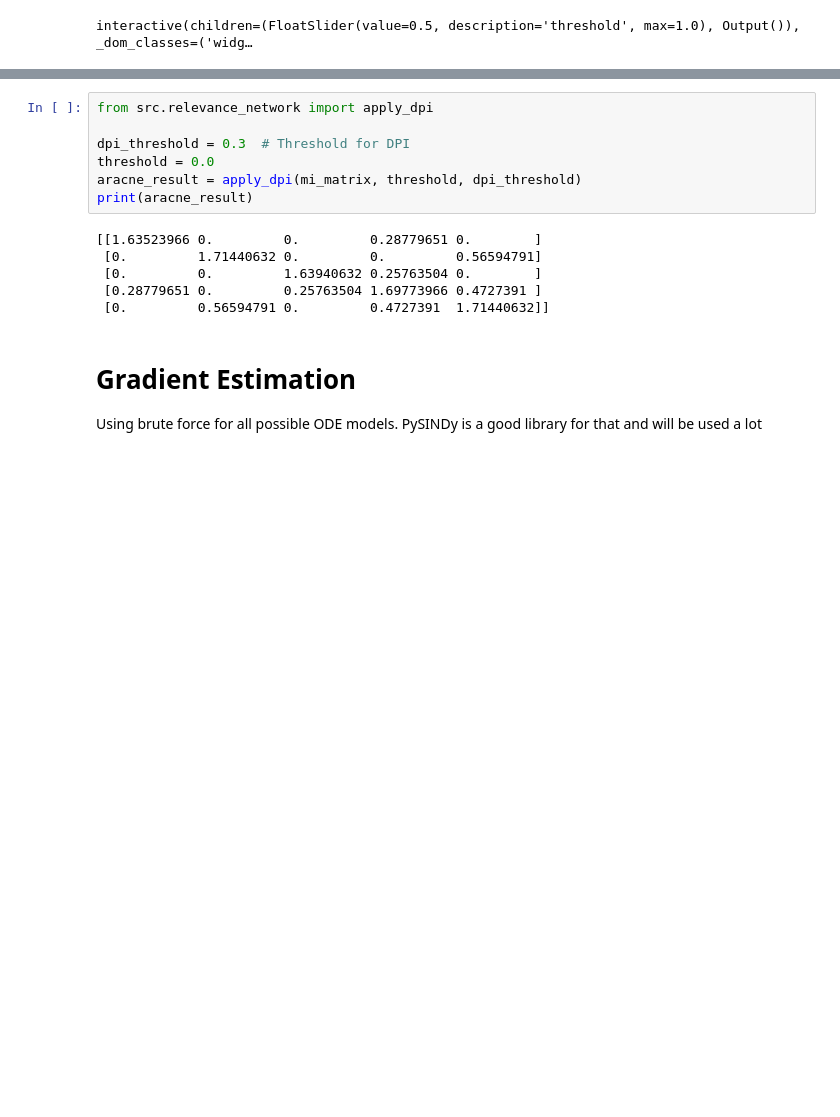
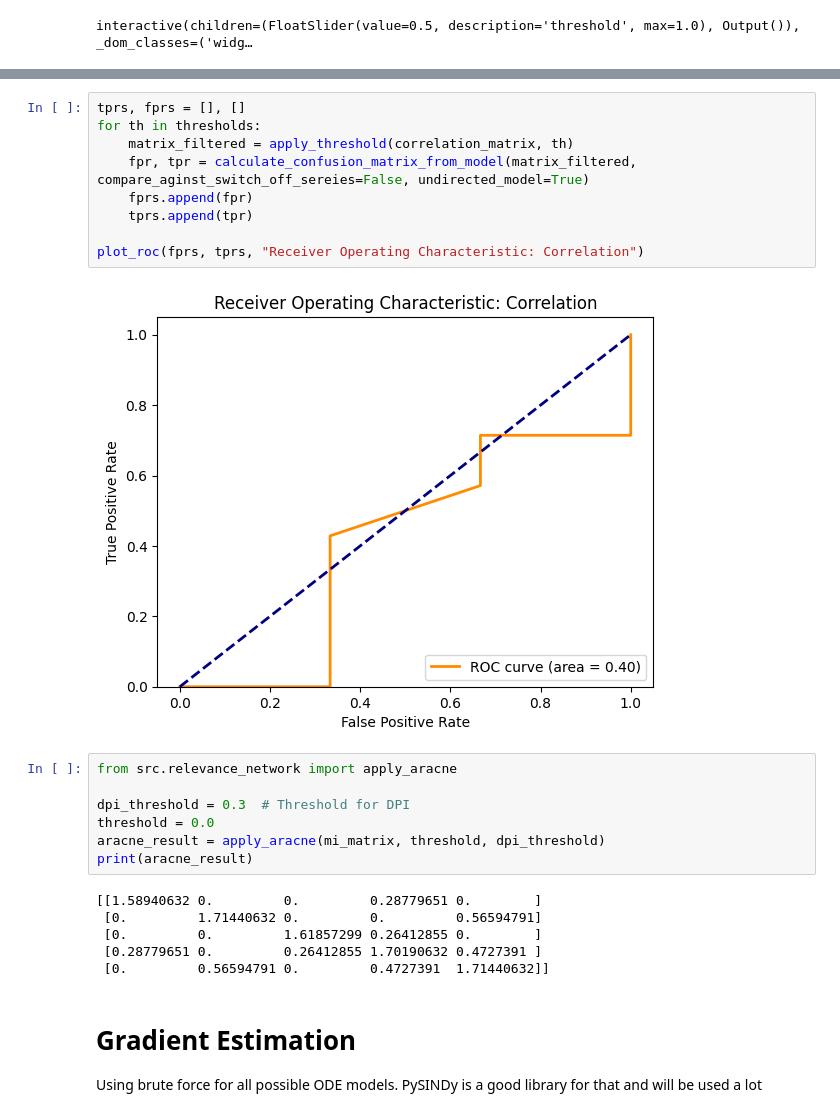
Before and after one commit to JanStern/Modeling-Biological-Networks-Assignment, a Jupyter notebook: main.ipynb, the cells around one changed output, grey strips where cells are left out. Drawn from its saved outputs; the diff is of its cells as text; blank space fills up the shorter version.

```diff
--- a/main.ipynb
+++ b/main.ipynb
@@ -56,15 +72,26 @@ interactive(children=(FloatSlider(value=0.5, description='threshold', max=1.0),
+# %%
+tprs, fprs = [], []
+for th in thresholds:
+    matrix_filtered = apply_threshold(correlation_matrix, th)
+    fpr, tpr = calculate_confusion_matrix_from_model(matrix_filtered, compare_aginst_switch_off_sereies=False, undirected_model=True)
+    fprs.append(fpr)
+    tprs.append(tpr)
+
+plot_roc(fprs, tprs, "Receiver Operating Characteristic: Correlation")
+# %% [output]
+[figure, added]
 # %%
-from src.relevance_network import apply_dpi
+from src.relevance_network import apply_aracne
 
 dpi_threshold = 0.3  # Threshold for DPI
 threshold = 0.0
-aracne_result = apply_dpi(mi_matrix, threshold, dpi_threshold)
+aracne_result = apply_aracne(mi_matrix, threshold, dpi_threshold)
 print(aracne_result)
 # %% [output]
-[[1.63523966 0.         0.         0.28779651 0.        ]
+[[1.58940632 0.         0.         0.28779651 0.        ]
  [0.         1.71440632 0.         0.         0.56594791]
- [0.         0.         1.63940632 0.25763504 0.        ]
- [0.28779651 0.         0.25763504 1.69773966 0.4727391 ]
+ [0.         0.         1.61857299 0.26412855 0.        ]
+ [0.28779651 0.         0.26412855 1.70190632 0.4727391 ]
  [0.         0.56594791 0.         0.4727391  1.71440632]]
 # %% [markdown]
 # Gradient Estimation
```
Also changed, not shown: parts of 3 cells of this notebook, 8 other files.
